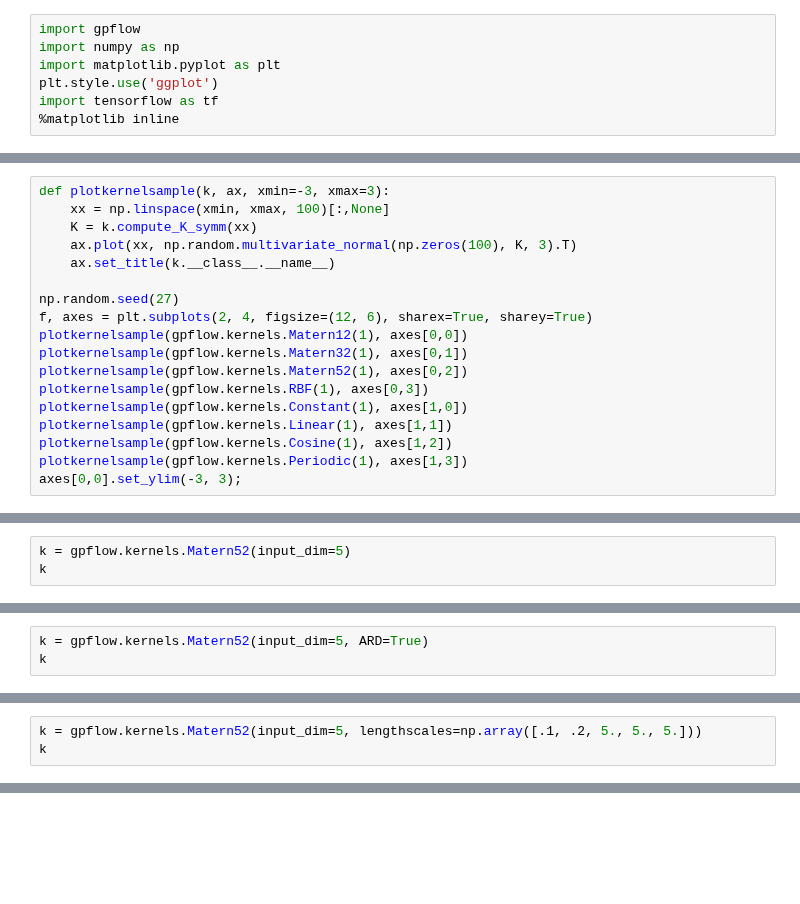
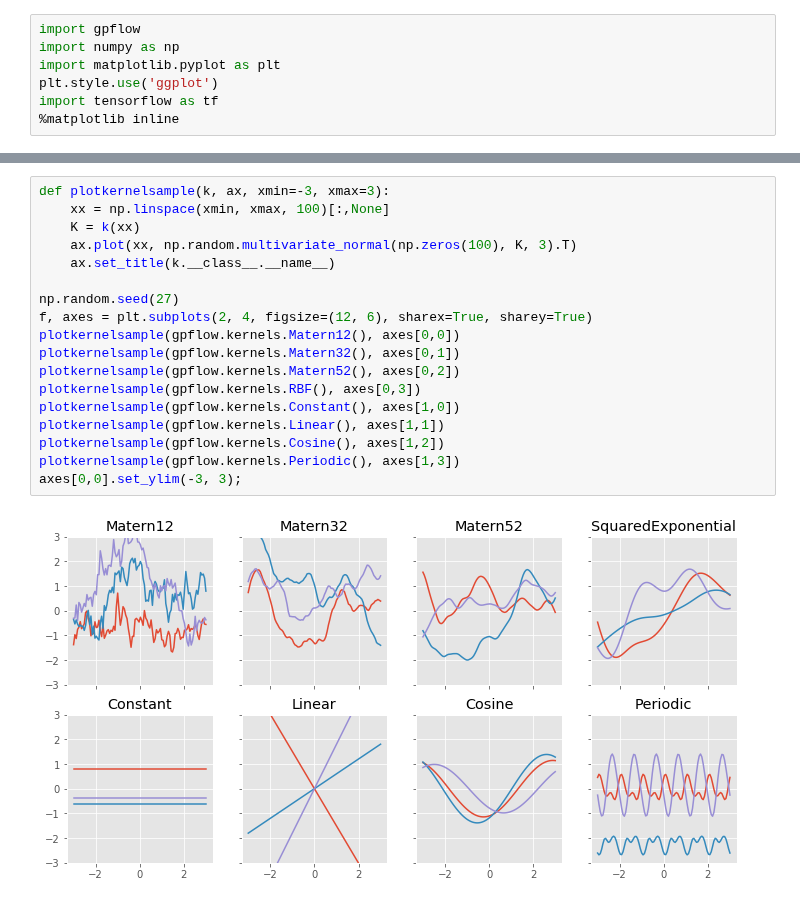
Before and after one commit to GPflow/GPflow, a Jupyter notebook: doc/source/notebooks/advanced/kernels.ipynb, the cells around one changed output, grey strips where cells are left out. Cells and saved outputs as stored; diff of their text form; blank space fills up the shorter version.

```diff
--- a/doc/source/notebooks/advanced/kernels.ipynb
+++ b/doc/source/notebooks/advanced/kernels.ipynb
@@ -89,18 +12,0 @@ Let's define some plotting utils functions and have a look at samples from the p
-# %%
-def plotkernelsample(k, ax, xmin=-3, xmax=3):
-    xx = np.linspace(xmin, xmax, 100)[:,None]
-    K = k.compute_K_symm(xx)
-    ax.plot(xx, np.random.multivariate_normal(np.zeros(100), K, 3).T)
-    ax.set_title(k.__class__.__name__)
-
-np.random.seed(27)
-f, axes = plt.subplots(2, 4, figsize=(12, 6), sharex=True, sharey=True)
-plotkernelsample(gpflow.kernels.Matern12(1), axes[0,0])
-plotkernelsample(gpflow.kernels.Matern32(1), axes[0,1])
-plotkernelsample(gpflow.kernels.Matern52(1), axes[0,2])
-plotkernelsample(gpflow.kernels.RBF(1), axes[0,3])
-plotkernelsample(gpflow.kernels.Constant(1), axes[1,0])
-plotkernelsample(gpflow.kernels.Linear(1), axes[1,1])
-plotkernelsample(gpflow.kernels.Cosine(1), axes[1,2])
-plotkernelsample(gpflow.kernels.Periodic(1), axes[1,3])
-axes[0,0].set_ylim(-3, 3);
@@ -136,3 +12,0 @@ Stationary kernels all have ARD options, which allows the user to have one lengt
-# %%
-k = gpflow.kernels.Matern52(input_dim=5)
-k
@@ -143,3 +12,0 @@ k
-# %%
-k = gpflow.kernels.Matern52(input_dim=5, ARD=True)
-k
@@ -152,3 +12,0 @@ The lengthscales can also be initialised when the object is created:
-# %%
-k = gpflow.kernels.Matern52(input_dim=5, lengthscales=np.array([.1, .2, 5., 5., 5.]))
-k
@@ -179,0 +53,20 @@ GPflow makes is easy to define new covariance functions. This is covered in the
+# %%
+def plotkernelsample(k, ax, xmin=-3, xmax=3):
+    xx = np.linspace(xmin, xmax, 100)[:,None]
+    K = k(xx)
+    ax.plot(xx, np.random.multivariate_normal(np.zeros(100), K, 3).T)
+    ax.set_title(k.__class__.__name__)
+
+np.random.seed(27)
+f, axes = plt.subplots(2, 4, figsize=(12, 6), sharex=True, sharey=True)
+plotkernelsample(gpflow.kernels.Matern12(), axes[0,0])
+plotkernelsample(gpflow.kernels.Matern32(), axes[0,1])
+plotkernelsample(gpflow.kernels.Matern52(), axes[0,2])
+plotkernelsample(gpflow.kernels.RBF(), axes[0,3])
+plotkernelsample(gpflow.kernels.Constant(), axes[1,0])
+plotkernelsample(gpflow.kernels.Linear(), axes[1,1])
+plotkernelsample(gpflow.kernels.Cosine(), axes[1,2])
+plotkernelsample(gpflow.kernels.Periodic(), axes[1,3])
+axes[0,0].set_ylim(-3, 3);
+# %% [output]
+[figure, added]
```
Also changed, not shown: parts of 42 cells of this notebook, 46 other files.
